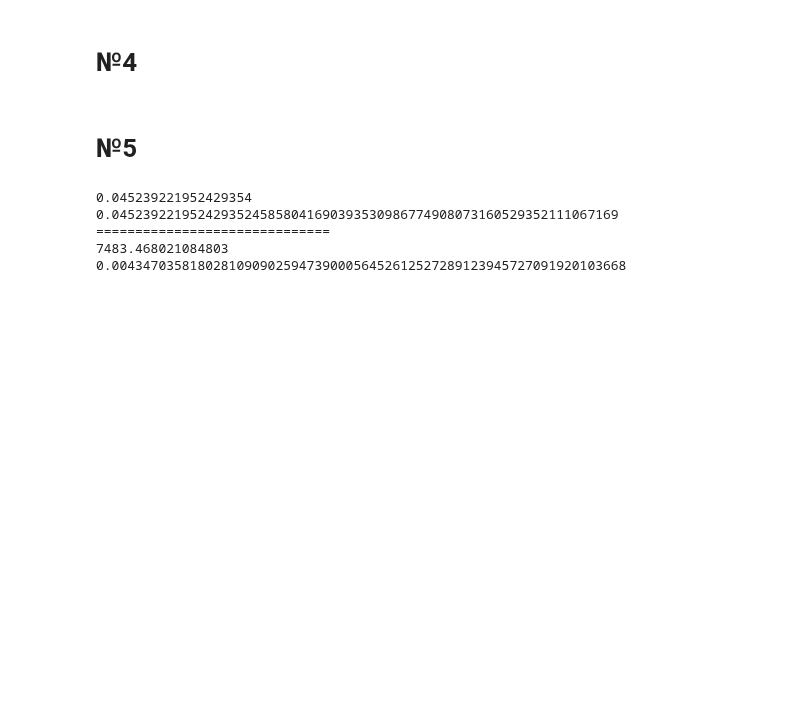
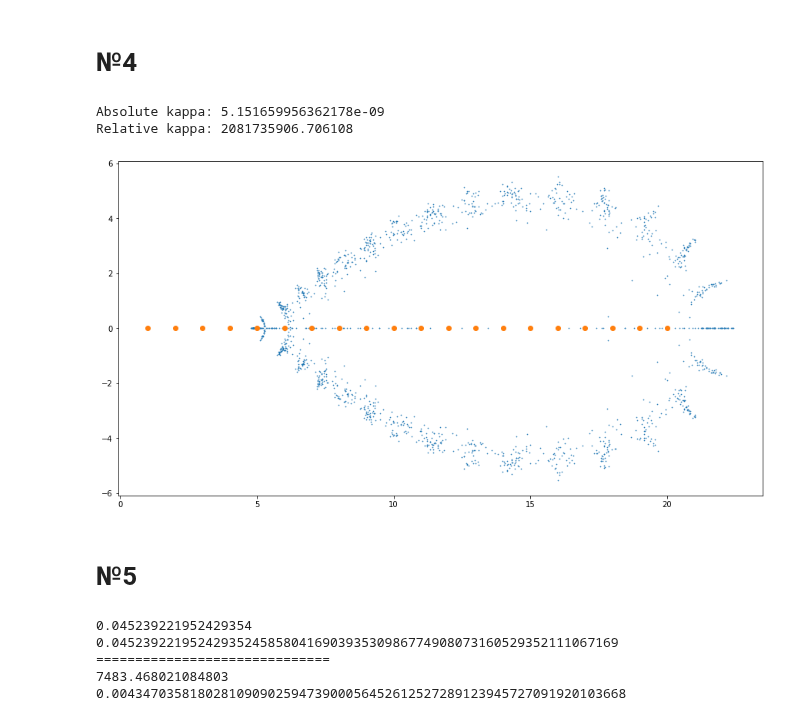
Before and after one commit to zugzvangg/SPC, a Jupyter notebook: numerics/HW4/HW4.ipynb, the cells around one changed output. Saved outputs shown, nothing was run; the diff lists cells and outputs as text; code cells hidden in the pictures; blank space fills up the shorter version.

```diff
--- a/numerics/HW4/HW4.ipynb
+++ b/numerics/HW4/HW4.ipynb
@@ -37,5 +84,35 @@ $$\kappa \approx 2.75*10^{100}$$
 # %% [markdown]
 # №4
+# %%
+r = 20
+n_exp = 100
+
+start_roots = np.arange(1, r+1)
+start_coefs = np.polynomial.polynomial.polyfromroots(start_roots)
+
+real_parts, imag_parts = np.zeros((r, n_exp)), np.zeros((r, n_exp))
+
+for i in range(n_exp):
+    normal_realization = np.random.normal(1, 10**-10, r+1)
+    coefs = start_coefs * normal_realization
+    roots = np.polynomial.polynomial.polyroots(coefs)
+    real_parts[:,i] = np.real(roots)
+    imag_parts[:,i] = np.imag(roots)
+    # один выводим, чтобы посчитать kappas
+    if i == n_exp - 10:
+        abs_kappa = np.linalg.norm(roots - start_roots)/np.linalg.norm(coefs - start_coefs)
+        rel_kappa = ((np.linalg.norm(roots - start_roots)/np.linalg.norm(roots))/
+                (np.linalg.norm(coefs - start_coefs)/np.linalg.norm(coefs)))
+        print("Absolute kappa:", abs_kappa)
+        print("Relative kappa:", rel_kappa) # много...
+plt.figure(figsize=(15, 8))
+plt.scatter(real_parts.flatten(), imag_parts.flatten(), s=0.4)
+plt.scatter(start_roots, np.zeros(r))
+plt.show()
+# %% [output]
+Absolute kappa: 5.151659956362178e-09
+Relative kappa: 2081735906.706108
+[figure, added]
 # %% [markdown]
 # №5
 # %%
```
Also changed, not shown: parts of 9 cells of this notebook.
